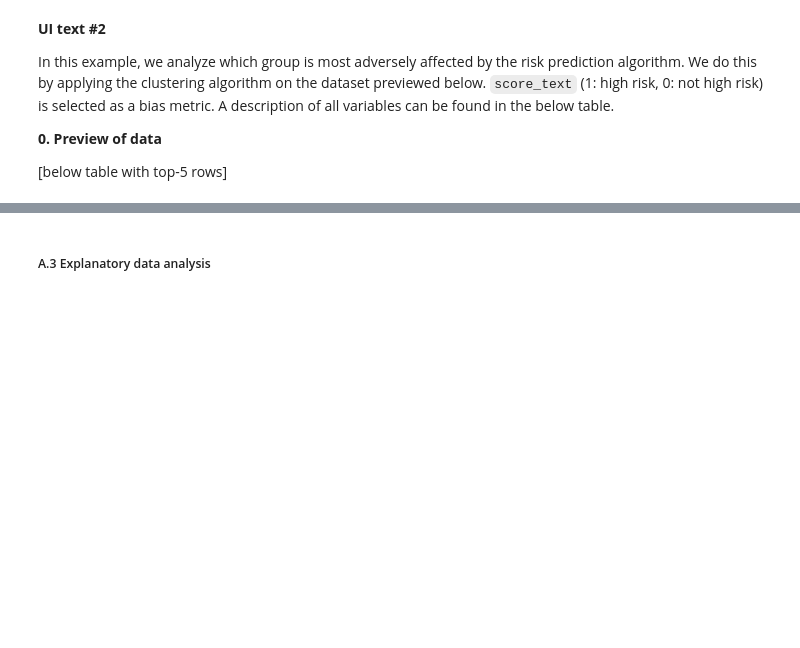
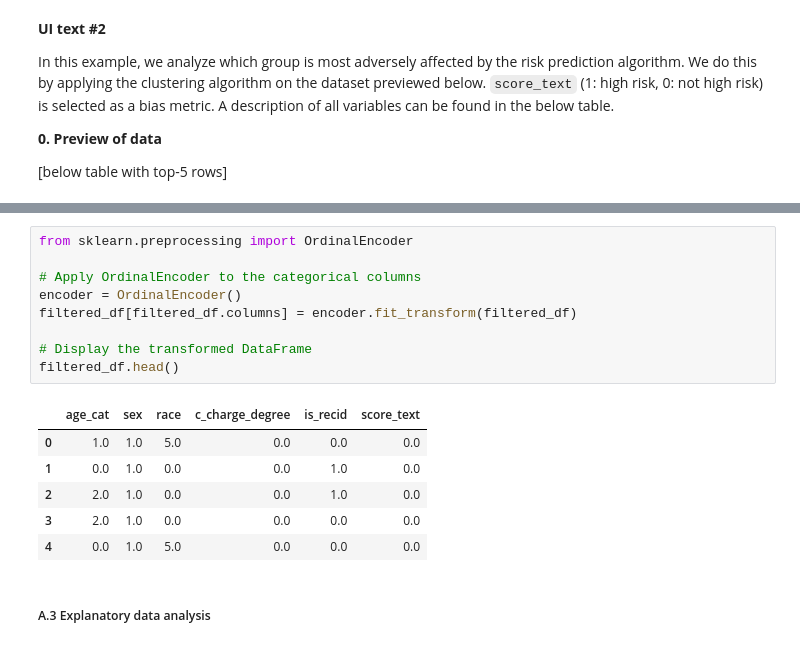
Before and after one commit to NGO-Algorithm-Audit/local-first-web-tool, a Jupyter notebook: notebooks/unsupervised bias detection tool/COMPAS.ipynb, the cells around one changed output, grey strips where cells are left out. Drawn from its saved outputs; the diff is of its cells as text; blank space fills up the shorter version.

```diff
--- a/notebooks/unsupervised bias detection tool/COMPAS.ipynb
+++ b/notebooks/unsupervised bias detection tool/COMPAS.ipynb
@@ -105,4 +106,20 @@ filtered_df.head()
 | 4 | 25 - 45 | Male | Other | F | 0 | 0 |
+# %%
+from sklearn.preprocessing import OrdinalEncoder
+
+# Apply OrdinalEncoder to the categorical columns
+encoder = OrdinalEncoder()
+filtered_df[filtered_df.columns] = encoder.fit_transform(filtered_df)
+
+# Display the transformed DataFrame
+filtered_df.head()
+# %% [output]
+|  | age_cat | sex | race | c_charge_degree | is_recid | score_text |
+| 0 | 1.0 | 1.0 | 5.0 | 0.0 | 0.0 | 0.0 |
+| 1 | 0.0 | 1.0 | 0.0 | 0.0 | 1.0 | 0.0 |
+| 2 | 2.0 | 1.0 | 0.0 | 0.0 | 1.0 | 0.0 |
+| 3 | 2.0 | 1.0 | 0.0 | 0.0 | 0.0 | 0.0 |
+| 4 | 0.0 | 1.0 | 5.0 | 0.0 | 0.0 | 0.0 |
 # %% [markdown]
 ##### A.3 Explanatory data analysis
 # %%
```
Also changed, not shown: parts of 2 cells of this notebook.
